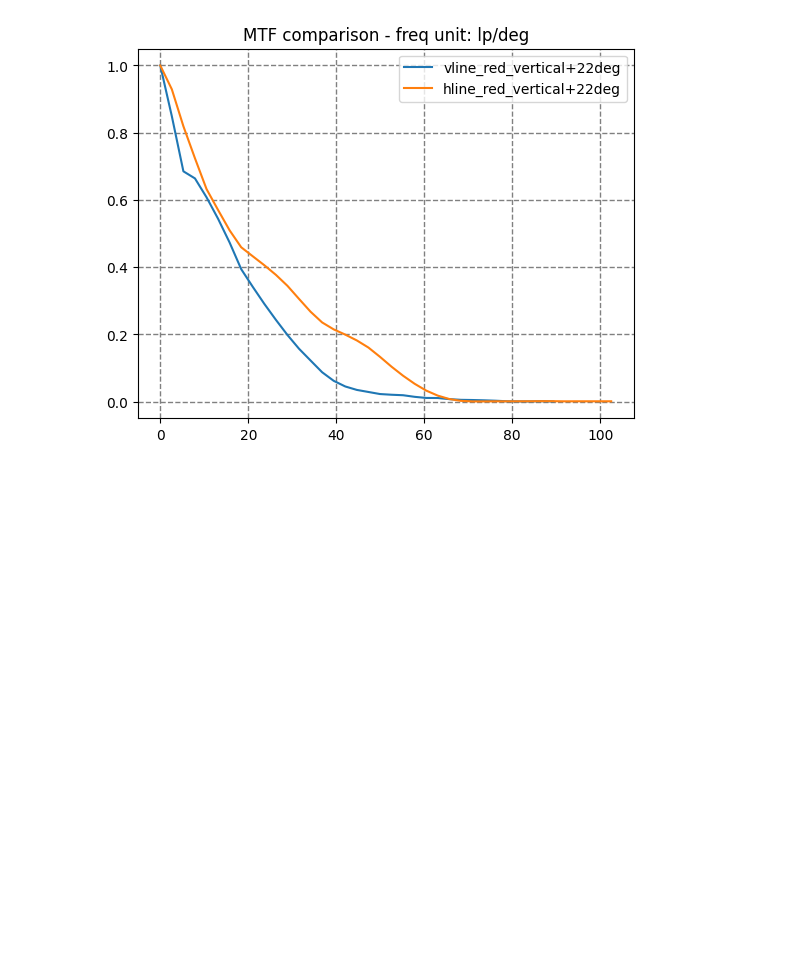
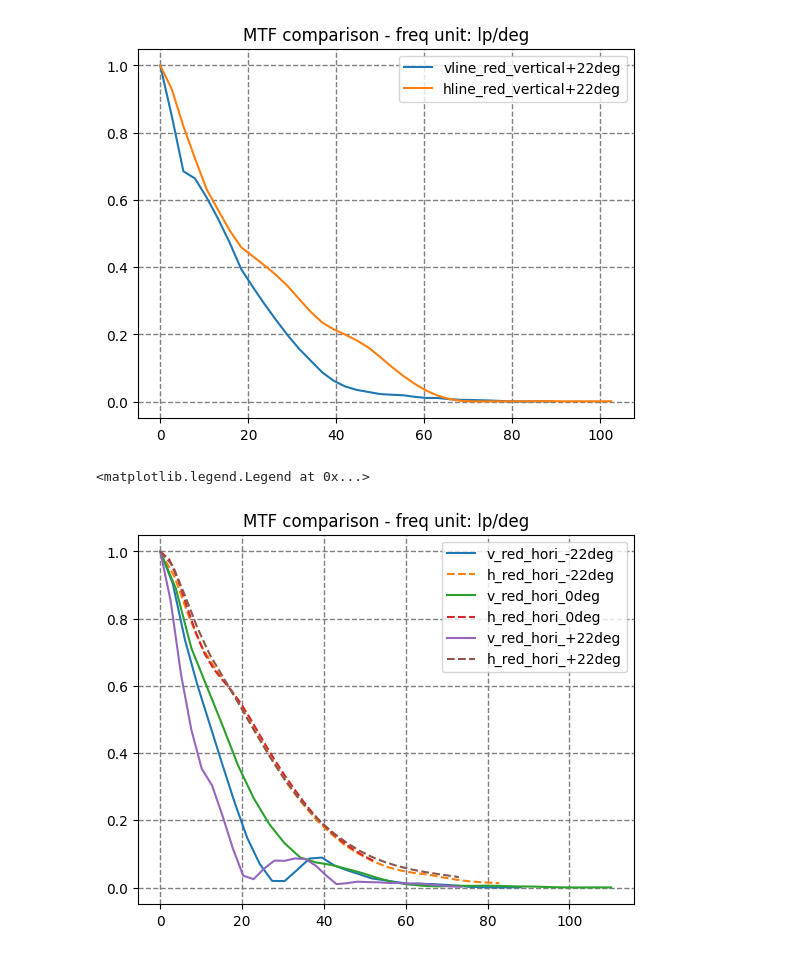
Before and after one commit to lucaswewa/mtf, a Jupyter notebook: test_mtf.ipynb, the cells around one changed output. Cells and saved outputs as stored; diff of their text form; code cells hidden in the pictures; blank space fills up the shorter version.

Commit message:
combine graphs

```diff
--- a/test_mtf.ipynb
+++ b/test_mtf.ipynb
@@ -300,3 +300,22 @@ plt.legend()
 # %% [output]
 <matplotlib.legend.Legend at 0x...>
 [figure]
+# %%
+plt.title('MTF comparison - freq unit: lp/deg')
+freq1, mtf1 = calc_mtf('v_red_hori_-22deg_3333_rot.png', 0, False, 30)
+freq2, mtf2 = calc_mtf('h_red_hori_-22deg_3333_rot.png', 90, False, 25)
+freq3, mtf3 = calc_mtf('v_red_hori_0deg_1111_rot.png', 0, False, 30)
+freq4, mtf4 = calc_mtf('h_red_hori_0deg_1111_rot.png', 90, False, 25)
+freq5, mtf5 = calc_mtf('v_red_hori_+22deg_2222_rot.png', 0, False, 30)
+freq6, mtf6 = calc_mtf('h_red_hori_+22deg_2222_rot.png', 90, False, 25)
+plt.grid(color='gray', linestyle='--', linewidth=1)
+plt.plot(freq1, mtf1, label='v_red_hori_-22deg')
+plt.plot(freq2, mtf2, label='h_red_hori_-22deg', linestyle="--")
+plt.plot(freq3, mtf3, label='v_red_hori_0deg')
+plt.plot(freq4, mtf4, label='h_red_hori_0deg', linestyle="--")
+plt.plot(freq5, mtf5, label='v_red_hori_+22deg')
+plt.plot(freq6, mtf6, label='h_red_hori_+22deg', linestyle="--")
+plt.legend()
+# %% [output]
+<matplotlib.legend.Legend at 0x...>
+[figure, added]
```
Also changed, not shown: parts of 3 cells of this notebook, 31 other files.
